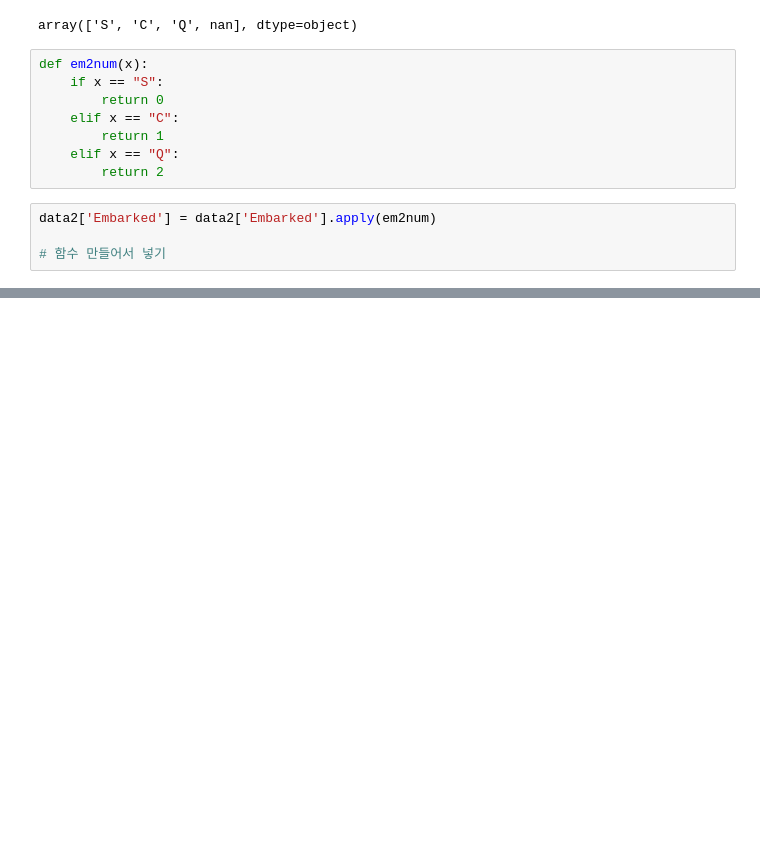
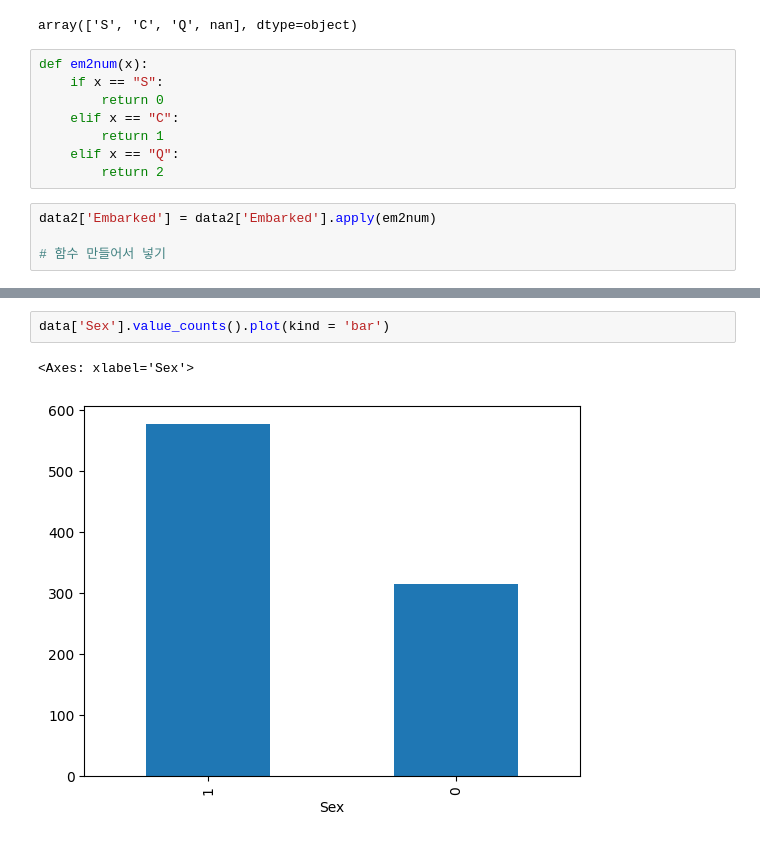
Before and after one commit to youngeunkoo/fintech_service, a Jupyter notebook: 06machine_learning/04_데이터전처리연습_titanic_Data.ipynb, the cells around one changed output, grey strips where cells are left out. Drawn from its saved outputs; the diff is of its cells as text; blank space fills up the shorter version.

```diff
--- a/06machine_learning/04_데이터전처리연습_titanic_Data.ipynb
+++ b/06machine_learning/04_데이터전처리연습_titanic_Data.ipynb
@@ -1455,0 +1953,5 @@ data2.head()
+# %%
+data['Sex'].value_counts().plot(kind = 'bar')
+# %% [output]
+<Axes: xlabel='Sex'>
+[figure, added]
```
Also changed, not shown: parts of 142 cells of this notebook, 1 other file.
